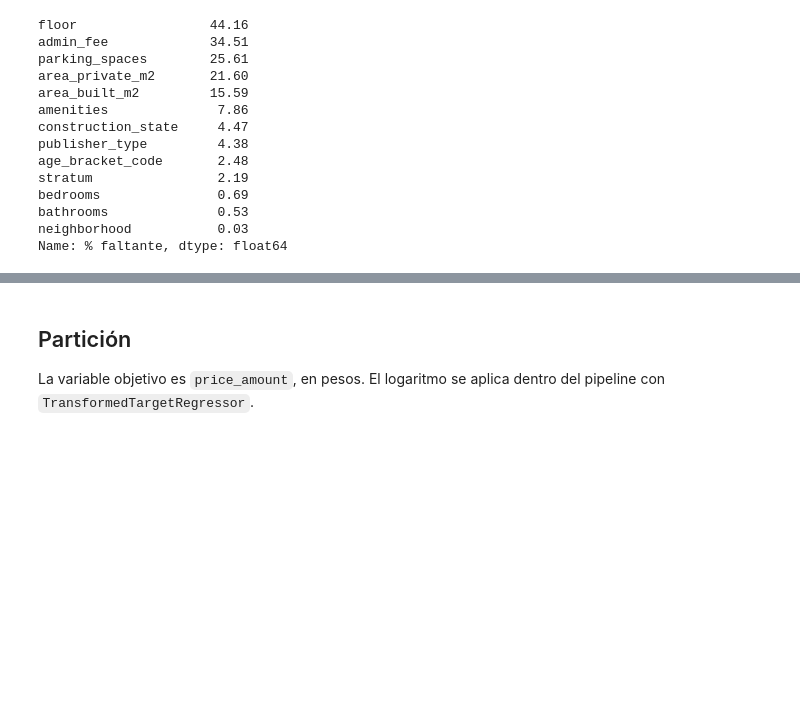
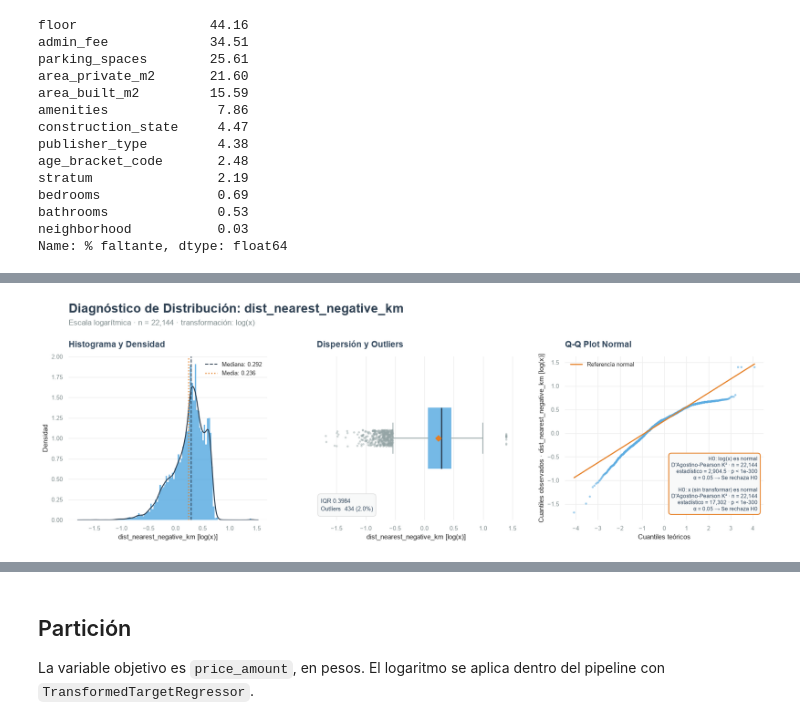
Before and after one commit to juanpablocarrillohortua/BART-trees-for-estimating-housing-prices-in-Bogot-, a Jupyter notebook: notebooks/BART_Trees.ipynb, the cells around one changed output, grey strips where cells are left out. Saved outputs shown, nothing was run; the diff lists cells and outputs as text; code cells hidden in the pictures; blank space fills up the shorter version.

Commit message:
feat: first landmark iteration

```diff
--- a/notebooks/BART_Trees.ipynb
+++ b/notebooks/BART_Trees.ipynb
@@ -106,6 +110,14 @@ METRICAS_CV = {
         sobreprediccion_rate, greater_is_better=False
     ),
 }
+# %%
+## load yamls
+bogota_marks_yaml_path = GEO_DIR / "bogota_landmarks.yaml"
+with open(bogota_marks_yaml_path, "r", encoding="utf-8") as file:
+    geo_data = yaml.safe_load(file)
+# %%
+positive_landmarks = geo_data.get("positive_landmarks", {})
+negative_landmarks = geo_data.get("negative_landmarks", {})
 # %% [markdown]
 # Implementación de BART basado en Cao et al. (2024)
 
@@ -322,0 +337,9 @@ Name: % faltante, dtype: float64
+# %%
+df_pos = pd.DataFrame.from_dict(
+    positive_landmarks,
+    orient="index").assign(label="positive")
+df_neg = pd.DataFrame.from_dict(
+    negative_landmarks,
+    orient="index").assign(label="negative")
+df_landmarks = pd.concat([df_pos, df_neg])
+df_landmarks = df_landmarks.reset_index().rename(columns={"index": "landmark_name"})
@@ -322,0 +358,2 @@ Name: % faltante, dtype: float64
+# %%
+df = add_landmark_distances(df_houses=df, df_landmarks=df_landmarks)
@@ -322,0 +376,4 @@ Name: % faltante, dtype: float64
+# %%
+norm_pos = normality_report(df, 'dist_nearest_negative_km', log_transformation=True)
+# %% [output]
+[figure, added]
```
Also changed, not shown: parts of 7 cells of this notebook, 7 other files.
